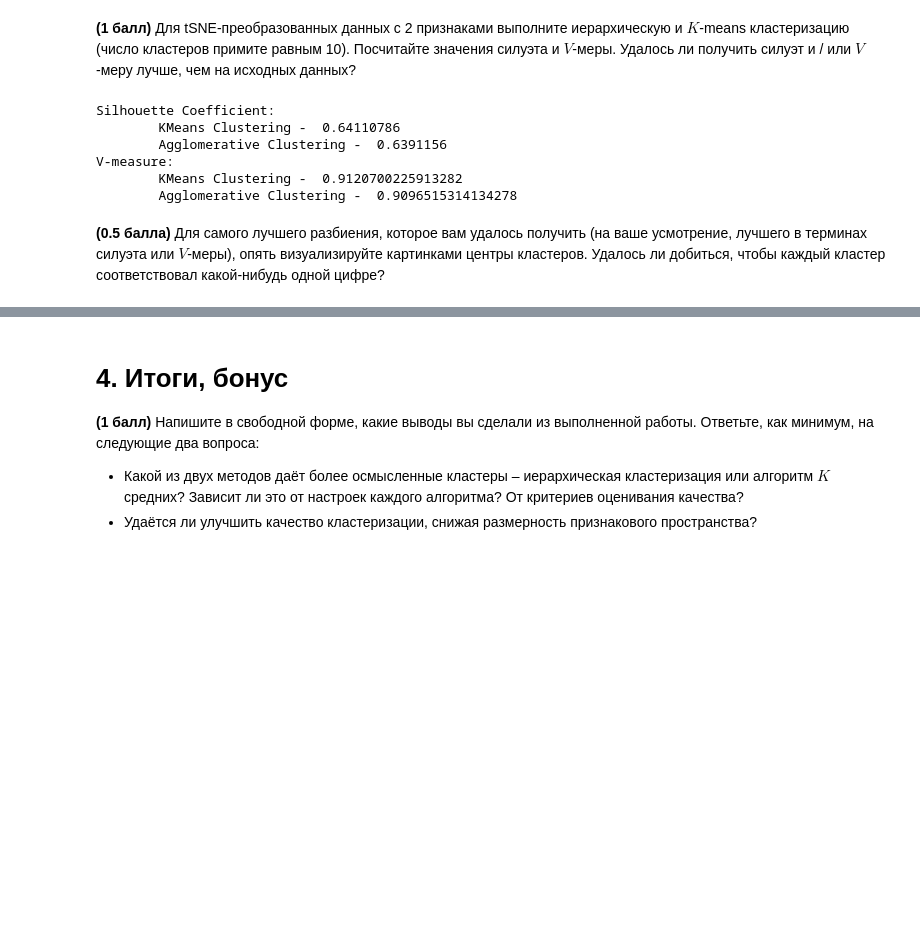
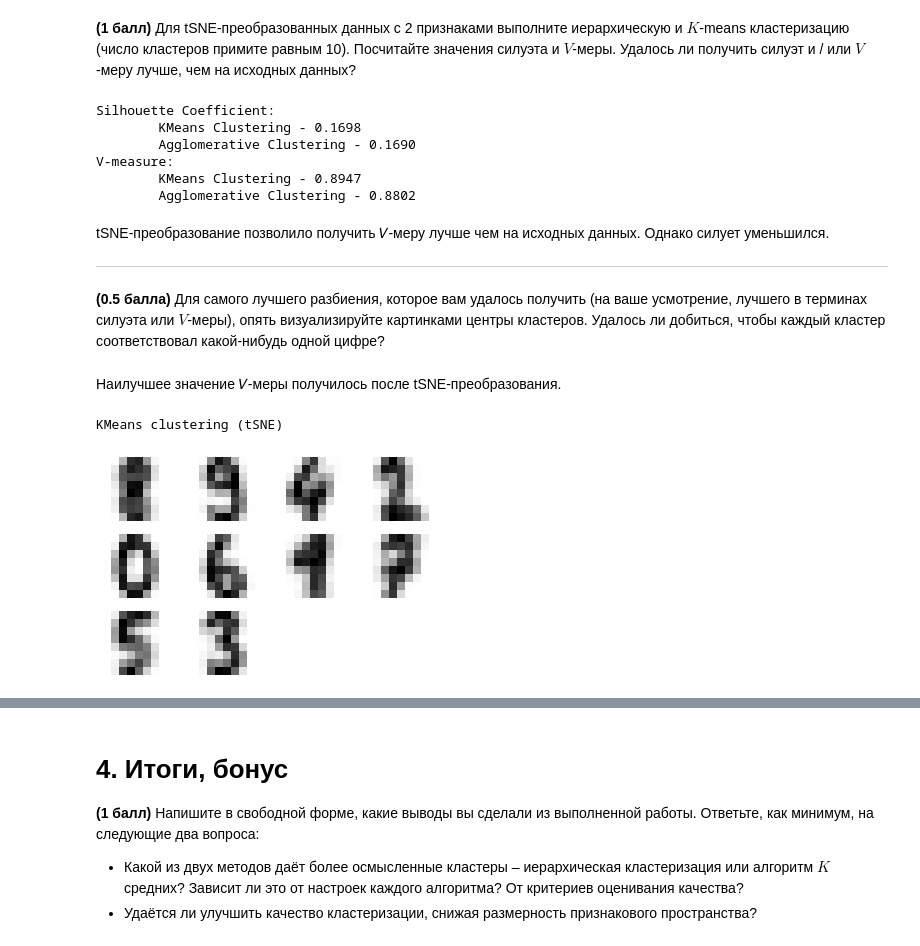
Before and after one commit to ngalkov/ml_intro2, a Jupyter notebook: clustering_solution.ipynb, the cells around one changed output, grey strips where cells are left out. Saved outputs shown, nothing was run; the diff lists cells and outputs as text; code cells hidden in the pictures; blank space fills up the shorter version.

```diff
--- a/clustering_solution.ipynb
+++ b/clustering_solution.ipynb
@@ -47,7 +47,7 @@ y.shape =  (1797,)
 - Если считаете нужным, можете отключить сглаживание – параметр `interpolation` у функции `plt.imshow`.
 - Если считаете нужным, можете отключить деления на координатных осях. За это отвечают функции `plt.xticks` и `plt.yticks`.
 # %%
-n_brightness_levels = 16
+n_brightness_levels = X.max()
 n_rows, n_cols = 3,4
 # %%
 for i in range(10):
@@ -339,22 +363,39 @@ agglomerative_lbls = AgglomerativeClustering(n_clusters=n_clusters).fit_predict(
 # %%
 silhouette_scores = {}
 v_measure_scores = {}
-silhouette_scores['KMeans'] = silhouette_score(X_tsne, kmeans_lbls)
-silhouette_scores['Agglomerative'] = silhouette_score(X_tsne, agglomerative_lbls)
+silhouette_scores['KMeans'] = silhouette_score(X, kmeans_lbls)
+silhouette_scores['Agglomerative'] = silhouette_score(X, agglomerative_lbls)
 v_measure_scores['KMeans'] = v_measure_score(y, kmeans_lbls)
 v_measure_scores['Agglomerative'] = v_measure_score(y, agglomerative_lbls)
 print('Silhouette Coefficient:')
-print('\tKMeans Clustering - ', silhouette_scores['KMeans'])
-print('\tAgglomerative Clustering - ', silhouette_scores['Agglomerative'])
+print('\tKMeans Clustering - %0.4f' % silhouette_scores['KMeans'])
+print(f'\tAgglomerative Clustering - %0.4f' % silhouette_scores['Agglomerative'])
 print('V-measure:')
-print('\tKMeans Clustering - ', v_measure_scores['KMeans'])
-print('\tAgglomerative Clustering - ', v_measure_scores['Agglomerative'])
+print(f'\tKMeans Clustering - %0.4f' % v_measure_scores['KMeans'])
+print(f'\tAgglomerative Clustering - %0.4f' % v_measure_scores['Agglomerative'])
 # %% [output]
 Silhouette Coefficient:
-        KMeans Clustering -  0.64110786
-        Agglomerative Clustering -  0.6391156
+        KMeans Clustering - 0.1698
+        Agglomerative Clustering - 0.1690
 V-measure:
-        KMeans Clustering -  0.9120700225913282
-        Agglomerative Clustering -  0.9096515314134278
+        KMeans Clustering - 0.8947
+        Agglomerative Clustering - 0.8802
+# %% [markdown]
+tSNE-преобразование позволило получить 𝑉-меру лучше чем на исходных данных. Однако силует уменьшился.
+
+---
 # %% [markdown]
 **(0.5 балла)** Для самого лучшего разбиения, которое вам удалось получить (на ваше усмотрение, лучшего в терминах силуэта или $V$-меры), опять визуализируйте картинками центры кластеров. Удалось ли добиться, чтобы каждый кластер соответствовал какой-нибудь одной цифре?
+# %% [markdown]
+Наилучшее значение 𝑉-меры получилось после tSNE-преобразования.
+# %%
+print('KMeans clustering (tSNE)')
+for i in range(10):
+    cluster_centers = X[kmeans_lbls == i].mean(axis=0)
+    plt.subplot(n_rows, n_cols, i + 1)
+    plt.gray()
+    plt.axis('off')
+    plt.imshow(n_brightness_levels - cluster_centers.reshape(8, -1))
+# %% [output]
+KMeans clustering (tSNE)
+[figure, added]
```
Also changed, not shown: parts of 24 cells of this notebook.
